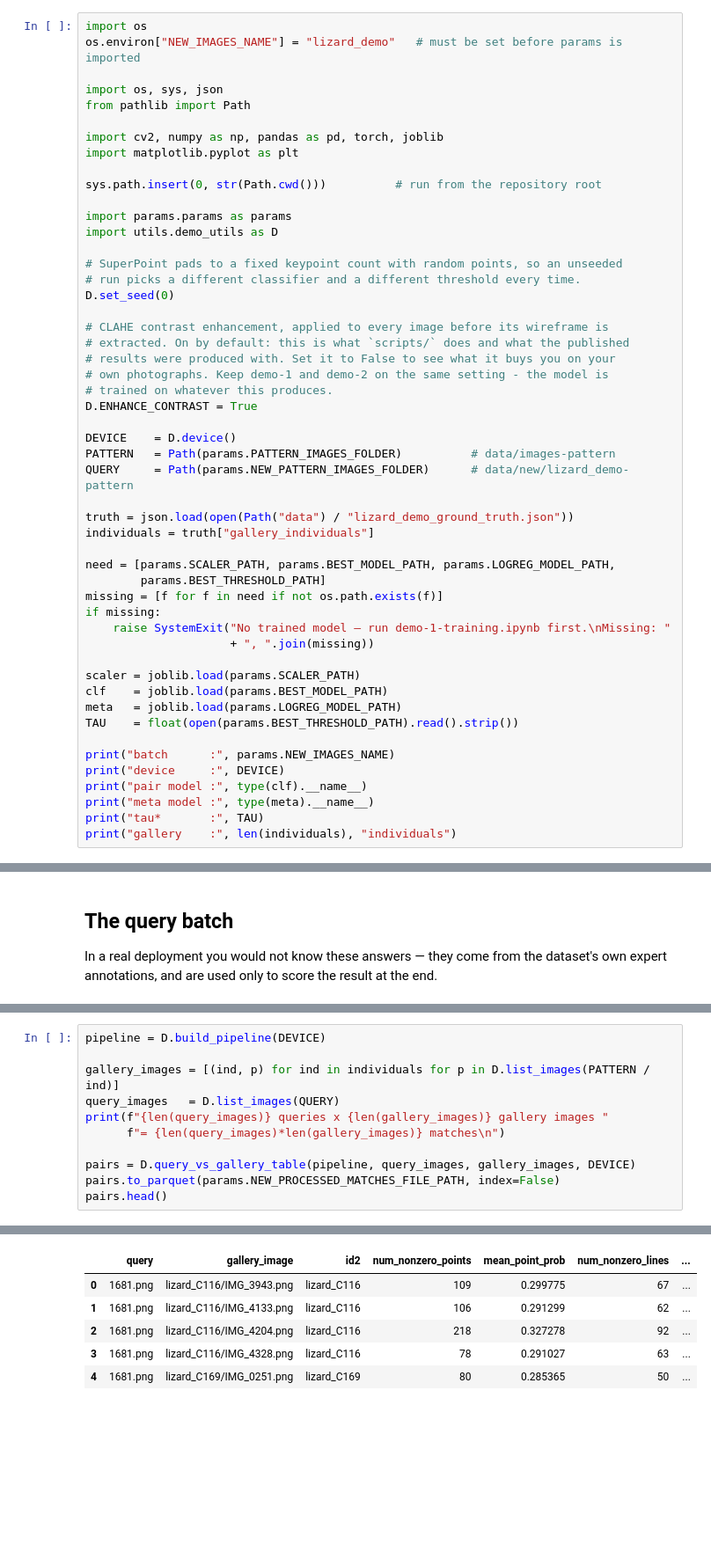
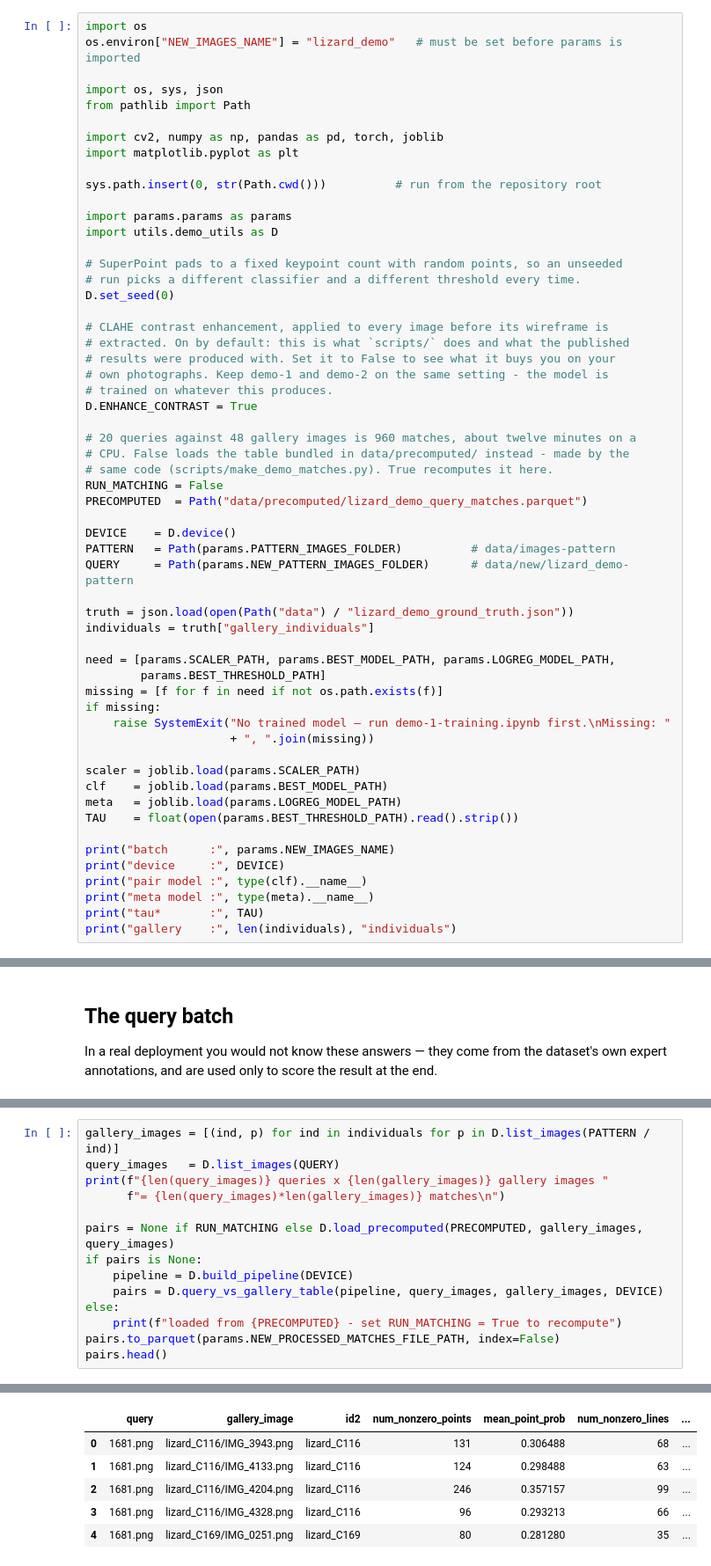
Before and after one commit to RoberAlcaraz/ReMatch, a Jupyter notebook: demo-2-query.ipynb, the cells around one changed output, grey strips where cells are left out. Shown at 88% size. Drawn from its saved outputs; the diff is of its cells as text; blank space fills up the shorter version.

```diff
--- a/demo-2-query.ipynb
+++ b/demo-2-query.ipynb
@@ -43,6 +43,12 @@ D.set_seed(0)
 # trained on whatever this produces.
 D.ENHANCE_CONTRAST = True
 
+# 20 queries against 48 gallery images is 960 matches, about twelve minutes on a
+# CPU. False loads the table bundled in data/precomputed/ instead - made by the
+# same code (scripts/make_demo_matches.py). True recomputes it here.
+RUN_MATCHING = False
+PRECOMPUTED  = Path("data/precomputed/lizard_demo_query_matches.parquet")
+
 DEVICE    = D.device()
 PATTERN   = Path(params.PATTERN_IMAGES_FOLDER)          # data/images-pattern
 QUERY     = Path(params.NEW_PATTERN_IMAGES_FOLDER)      # data/new/lizard_demo-pattern
@@ -122,13 +131,16 @@ images need describing. `scripts/Q2` exploits exactly this, reusing
 `precomputed_wireframe.h5` and only extending it.
 # %%
-pipeline = D.build_pipeline(DEVICE)
-
 gallery_images = [(ind, p) for ind in individuals for p in D.list_images(PATTERN / ind)]
 query_images   = D.list_images(QUERY)
 print(f"{len(query_images)} queries x {len(gallery_images)} gallery images "
       f"= {len(query_images)*len(gallery_images)} matches\n")
 
-pairs = D.query_vs_gallery_table(pipeline, query_images, gallery_images, DEVICE)
+pairs = None if RUN_MATCHING else D.load_precomputed(PRECOMPUTED, gallery_images, query_images)
+if pairs is None:
+    pipeline = D.build_pipeline(DEVICE)
+    pairs = D.query_vs_gallery_table(pipeline, query_images, gallery_images, DEVICE)
+else:
+    print(f"loaded from {PRECOMPUTED} - set RUN_MATCHING = True to recompute")
 pairs.to_parquet(params.NEW_PROCESSED_MATCHES_FILE_PATH, index=False)
 pairs.head()
 # %% [output]
@@ -138,9 +150,9 @@ pairs.head()
 |  | query | gallery_image | id2 | num_nonzero_points | mean_point_prob | num_nonzero_lines | ... |
-| 0 | 1681.png | lizard_C116/IMG_3943.png | lizard_C116 | 109 | 0.299775 | 67 | ... |
-| 1 | 1681.png | lizard_C116/IMG_4133.png | lizard_C116 | 106 | 0.291299 | 62 | ... |
-| 2 | 1681.png | lizard_C116/IMG_4204.png | lizard_C116 | 218 | 0.327278 | 92 | ... |
-| 3 | 1681.png | lizard_C116/IMG_4328.png | lizard_C116 | 78 | 0.291027 | 63 | ... |
-| 4 | 1681.png | lizard_C169/IMG_0251.png | lizard_C169 | 80 | 0.285365 | 50 | ... |
+| 0 | 1681.png | lizard_C116/IMG_3943.png | lizard_C116 | 131 | 0.306488 | 68 | ... |
+| 1 | 1681.png | lizard_C116/IMG_4133.png | lizard_C116 | 124 | 0.298488 | 63 | ... |
+| 2 | 1681.png | lizard_C116/IMG_4204.png | lizard_C116 | 246 | 0.357157 | 99 | ... |
+| 3 | 1681.png | lizard_C116/IMG_4328.png | lizard_C116 | 96 | 0.293213 | 66 | ... |
+| 4 | 1681.png | lizard_C169/IMG_0251.png | lizard_C169 | 80 | 0.281280 | 35 | ... |
 # %% [markdown]
 ## Step 2 — Score, aggregate, decide
 
```
Also changed, not shown: parts of 7 cells of this notebook, 11 other files.
